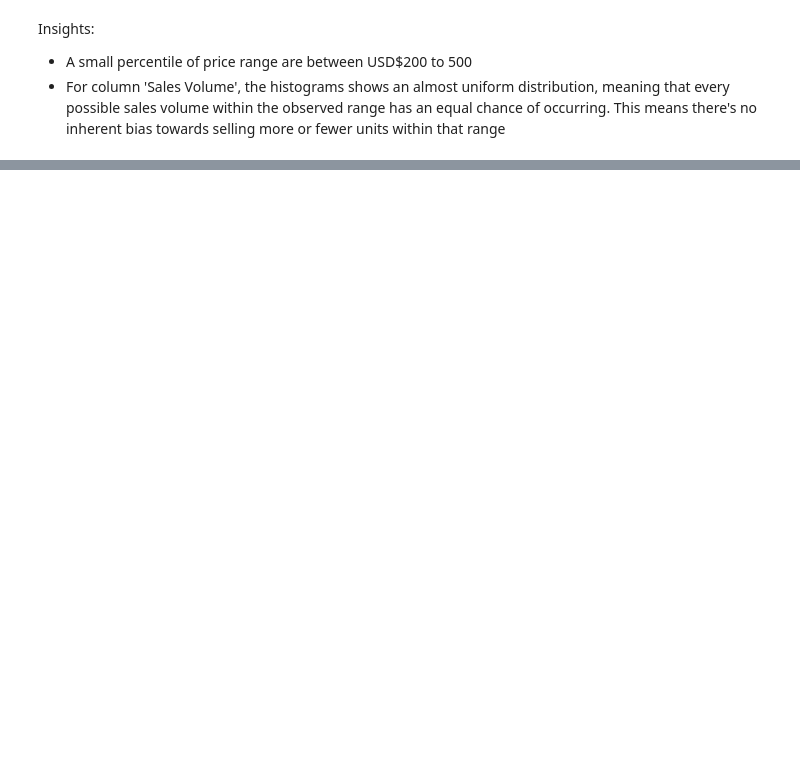
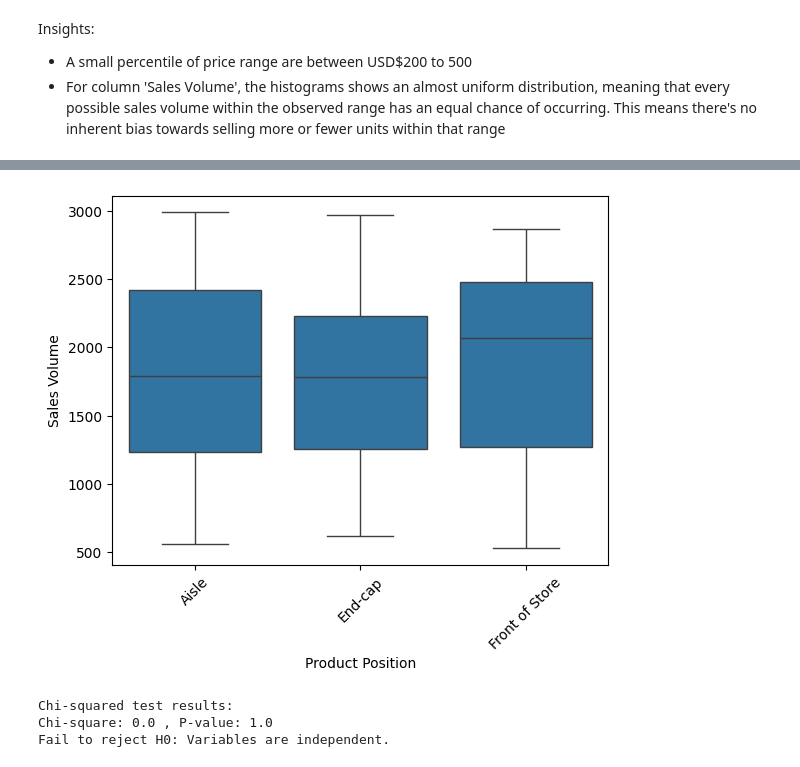
Before and after one commit to YTChiew/Zara-Sales-Analysis, a Jupyter notebook: zara_sales_analysis.ipynb, the cells around one changed output, grey strips where cells are left out. Cells and saved outputs as stored; diff of their text form; code cells hidden in the pictures; blank space fills up the shorter version.

Commit message:
Bivariate Analysis

```diff
--- a/zara_sales_analysis.ipynb
+++ b/zara_sales_analysis.ipynb
@@ -135,0 +164,33 @@ Insights:
+# %%
+#Bivariate Variable -> analysis of two variables to determine relationships between them
+
+# Example: Category vs Numeric
+sns.boxplot(x='Product Position', y='Sales Volume', data=data);
+plt.xticks(rotation=45)
+plt.show()
+# %% [output]
+[figure, added]
+# %%
+# A bivariate chi-square test is a statistical method used to determine if a significant association exists between two categorical variables.
+# It compares observed frequencies in a contingency table to expected frequencies, where a low p-value indicates a statistically significant relationship.
+
+import scipy.stats as stats
+
+# 1. Relation between promotion and seasonal
+observed = pd.crosstab(data['Promotion'], data['Seasonal'])
+
+# Perform the Chi-Square test
+chi2, p, dof, expected = stats.chi2_contingency(observed)
+
+print("Chi-squared test results:")
+print(f"Chi-square:", chi2, ", P-value:", p)
+
+# Interpretation
+if p <= 0.05:
+    print("Reject H0: Variables are dependent.")
+else:
+    print("Fail to reject H0: Variables are independent.")
+# %% [output]
+Chi-squared test results:
+Chi-square: 0.0 , P-value: 1.0
+Fail to reject H0: Variables are independent.
```
Also changed, not shown: parts of 5 cells of this notebook.
